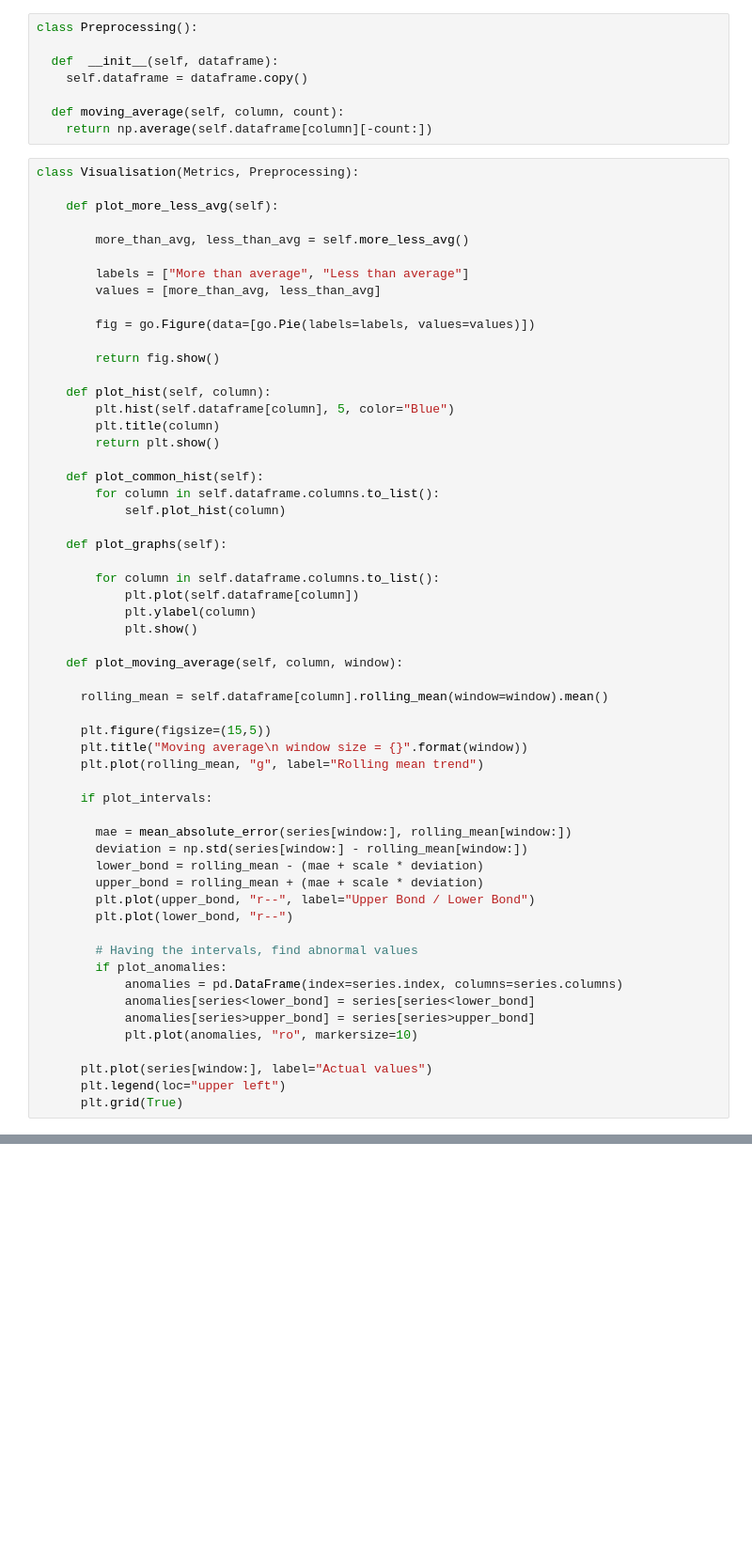
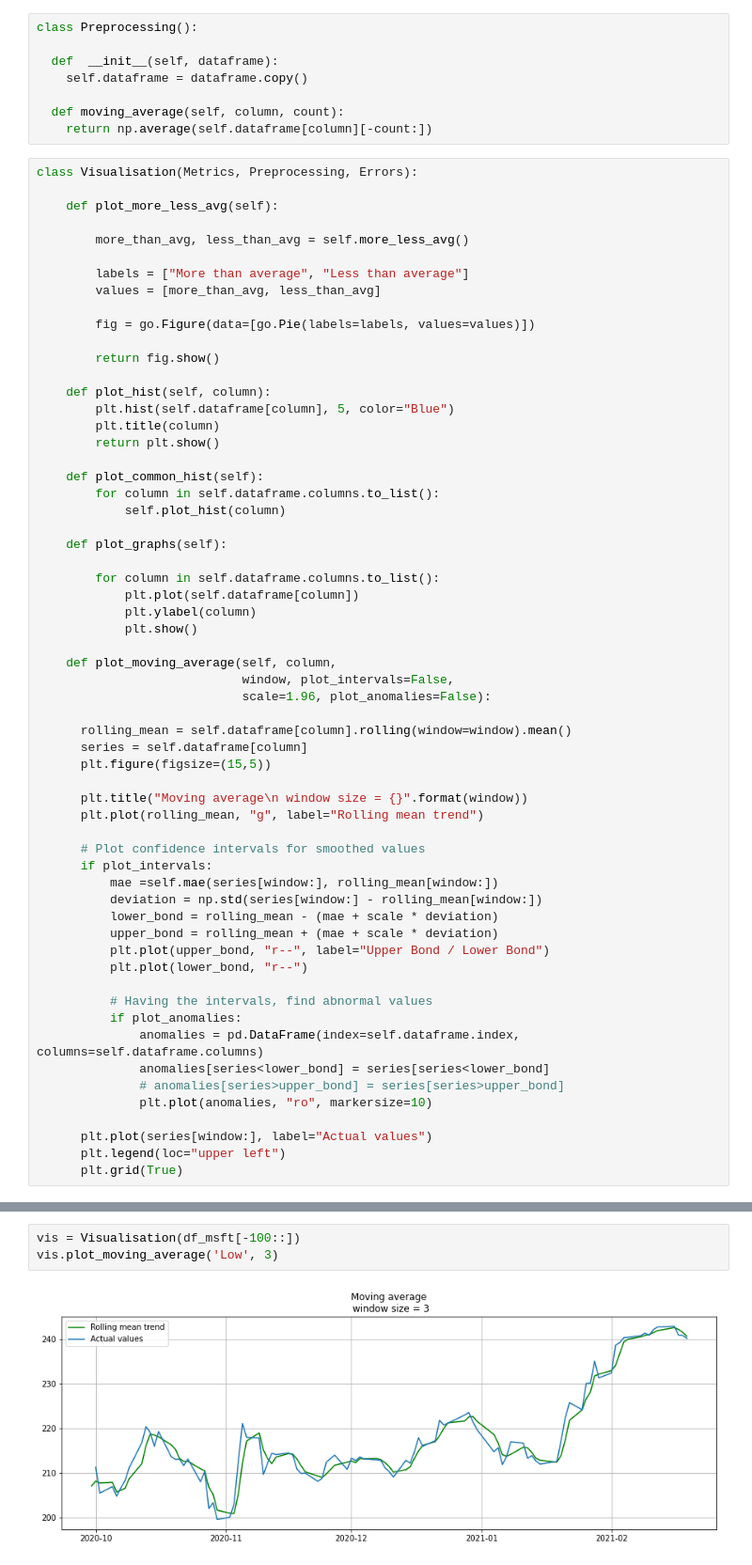
Before and after one commit to K7chyp/msft_time_series, a Jupyter notebook: msft_time_series.ipynb, the cells around one changed output, grey strips where cells are left out. Shown at 94% size. Cells and saved outputs as stored; diff of their text form; blank space fills up the shorter version.

Commit message:
add errors, fix moving_average

```diff
--- a/msft_time_series.ipynb
+++ b/msft_time_series.ipynb
@@ -105,7 +114,7 @@ class Preprocessing():
   def moving_average(self, column, count):
     return np.average(self.dataframe[column][-count:])
 # %%
-class Visualisation(Metrics, Preprocessing):
+class Visualisation(Metrics, Preprocessing, Errors):
 
     def plot_more_less_avg(self):
 
@@ -134,29 +143,32 @@ class Visualisation(Metrics, Preprocessing):
             plt.ylabel(column)
             plt.show()
 
-    def plot_moving_average(self, column, window):
+    def plot_moving_average(self, column,
+                            window, plot_intervals=False,
+                            scale=1.96, plot_anomalies=False):
 
-      rolling_mean = self.dataframe[column].rolling_mean(window=window).mean()
+      rolling_mean = self.dataframe[column].rolling(window=window).mean()
+      series = self.dataframe[column]
+      plt.figure(figsize=(15,5))
 
-      plt.figure(figsize=(15,5))
       plt.title("Moving average\n window size = {}".format(window))
       plt.plot(rolling_mean, "g", label="Rolling mean trend")
 
+      # Plot confidence intervals for smoothed values
       if plot_intervals:
+          mae =self.mae(series[window:], rolling_mean[window:])
+          deviation = np.std(series[window:] - rolling_mean[window:])
+          lower_bond = rolling_mean - (mae + scale * deviation)
+          upper_bond = rolling_mean + (mae + scale * deviation)
+          plt.plot(upper_bond, "r--", label="Upper Bond / Lower Bond")
+          plt.plot(lower_bond, "r--")
 
-        mae = mean_absolute_error(series[window:], rolling_mean[window:])
-        deviation = np.std(series[window:] - rolling_mean[window:])
-        lower_bond = rolling_mean - (mae + scale * deviation)
-        upper_bond = rolling_mean + (mae + scale * deviation)
-        plt.plot(upper_bond, "r--", label="Upper Bond / Lower Bond")
-        plt.plot(lower_bond, "r--")
-
-        # Having the intervals, find abnormal values
-        if plot_anomalies:
-            anomalies = pd.DataFrame(index=series.index, columns=series.columns)
-            anomalies[series<lower_bond] = series[series<lower_bond]
-            anomalies[series>upper_bond] = series[series>upper_bond]
-            plt.plot(anomalies, "ro", markersize=10)
+          # Having the intervals, find abnormal values
+          if plot_anomalies:
+              anomalies = pd.DataFrame(index=self.dataframe.index, columns=self.dataframe.columns)
+              anomalies[series<lower_bond] = series[series<lower_bond]
+              # anomalies[series>upper_bond] = series[series>upper_bond]
+              plt.plot(anomalies, "ro", markersize=10)
 
       plt.plot(series[window:], label="Actual values")
       plt.legend(loc="upper left")
@@ -168,0 +176,5 @@ preproc.moving_average('Low', 5)
+# %%
+vis = Visualisation(df_msft[-100::])
+vis.plot_moving_average('Low', 3)
+# %% [output]
+[figure, added]
```
Also changed, not shown: parts of 5 cells of this notebook.
